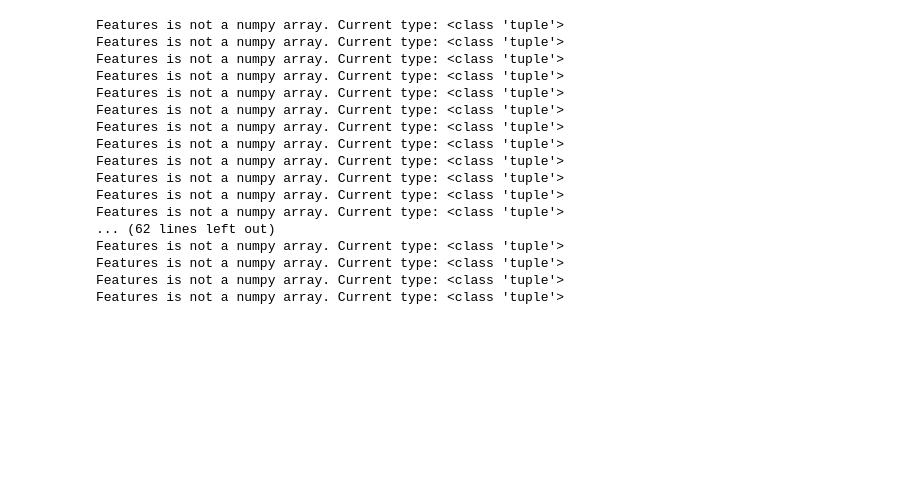
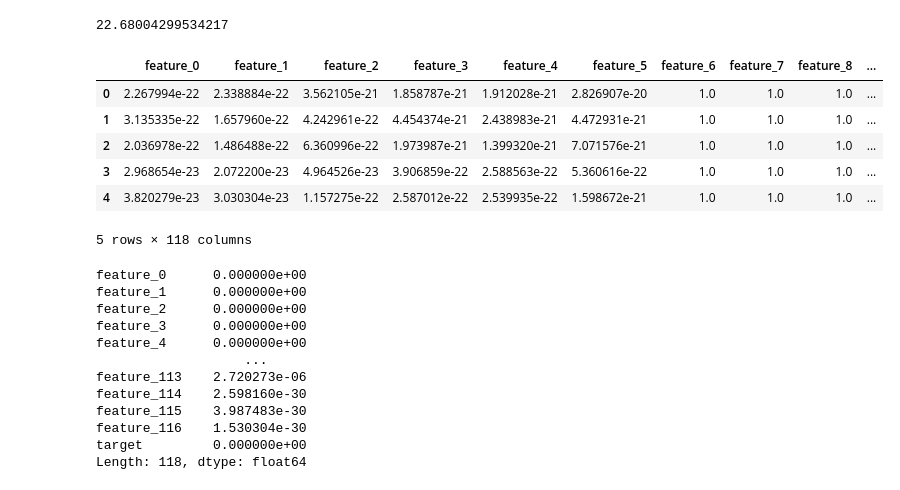
Before and after one commit to prodong04/25th-conference-fakebusters, a Jupyter notebook: model/fakecatcher/svr/model_test.ipynb, the cells around one changed output. Saved outputs shown, nothing was run; the diff lists cells and outputs as text; code cells hidden in the pictures; blank space fills up the shorter version.

```diff
--- a/model/fakecatcher/svr/model_test.ipynb
+++ b/model/fakecatcher/svr/model_test.ipynb
@@ -25,7 +25,7 @@ import numpy as np
 from sklearn.preprocessing import StandardScaler  # 정규화 도구 추가
 import pandas as pd
 # %%
-data = joblib.load('features_20241223_110602.pkl')
+data = joblib.load('features_20241228_164626 copy.pkl')
 video_features = data['features']  # Assumed to be a list of numpy arrays
 video_labels = data['labels']     # Assumed to be a list of labels
 
@@ -38,30 +38,14 @@ not_array = 0
 for features, label in zip(video_features, video_labels):
     if not isinstance(features, np.ndarray):
         not_array+=1
-        print("Features is not a numpy array. Current type:", type(features))
         continue
     else:
-        if not np.any(np.isnan(features)):  # Check if there are no NaN values in features
-            valid_features.append(features)
-            valid_labels.append(label)
+        valid_features.append(features)
+        valid_labels.append(label)
+not_array_ratio = not_array/total*100
+not_array_ratio
 # %% [output]
-Features is not a numpy array. Current type: <class 'tuple'>
-Features is not a numpy array. Current type: <class 'tuple'>
-Features is not a numpy array. Current type: <class 'tuple'>
-Features is not a numpy array. Current type: <class 'tuple'>
-Features is not a numpy array. Current type: <class 'tuple'>
-Features is not a numpy array. Current type: <class 'tuple'>
-Features is not a numpy array. Current type: <class 'tuple'>
-Features is not a numpy array. Current type: <class 'tuple'>
-Features is not a numpy array. Current type: <class 'tuple'>
-Features is not a numpy array. Current type: <class 'tuple'>
-Features is not a numpy array. Current type: <class 'tuple'>
-Features is not a numpy array. Current type: <class 'tuple'>
-... (62 lines left out)
-Features is not a numpy array. Current type: <class 'tuple'>
-Features is not a numpy array. Current type: <class 'tuple'>
-Features is not a numpy array. Current type: <class 'tuple'>
-Features is not a numpy array. Current type: <class 'tuple'>
+22.68004299534217
 # %%
 all_features = np.vstack(valid_features)
 all_labels = np.hstack([[label] * len(features) for label, features in zip(valid_labels, valid_features)])
@@ -69,0 +52,28 @@ all_features = scaler.fit_transform(all_features)
+# %%
+df = pd.DataFrame(all_features, columns=[f"feature_{i}" for i in range(all_features.shape[1])])
+df['target'] = all_labels  # Add the target column
+# %%
+df.head()
+# %% [output]
+|  | feature_0 | feature_1 | feature_2 | feature_3 | feature_4 | feature_5 | feature_6 | feature_7 | feature_8 | ... |
+| 0 | 2.267994e-22 | 2.338884e-22 | 3.562105e-21 | 1.858787e-21 | 1.912028e-21 | 2.826907e-20 | 1.0 | 1.0 | 1.0 | ... |
+| 1 | 3.135335e-22 | 1.657960e-22 | 4.242961e-22 | 4.454374e-21 | 2.438983e-21 | 4.472931e-21 | 1.0 | 1.0 | 1.0 | ... |
+| 2 | 2.036978e-22 | 1.486488e-22 | 6.360996e-22 | 1.973987e-21 | 1.399320e-21 | 7.071576e-21 | 1.0 | 1.0 | 1.0 | ... |
+| 3 | 2.968654e-23 | 2.072200e-23 | 4.964526e-23 | 3.906859e-22 | 2.588563e-22 | 5.360616e-22 | 1.0 | 1.0 | 1.0 | ... |
+| 4 | 3.820279e-23 | 3.030304e-23 | 1.157275e-22 | 2.587012e-22 | 2.539935e-22 | 1.598672e-21 | 1.0 | 1.0 | 1.0 | ... |
+5 rows × 118 columns
+# %%
+df.min()
+# %% [output]
+feature_0      0.000000e+00
+feature_1      0.000000e+00
+feature_2      0.000000e+00
+feature_3      0.000000e+00
+feature_4      0.000000e+00
+                   ...
+feature_113    2.720273e-06
+feature_114    2.598160e-30
+feature_115    3.987483e-30
+feature_116    1.530304e-30
+target         0.000000e+00
+Length: 118, dtype: float64
```
Also changed, not shown: parts of 15 cells of this notebook, 6 other files.
